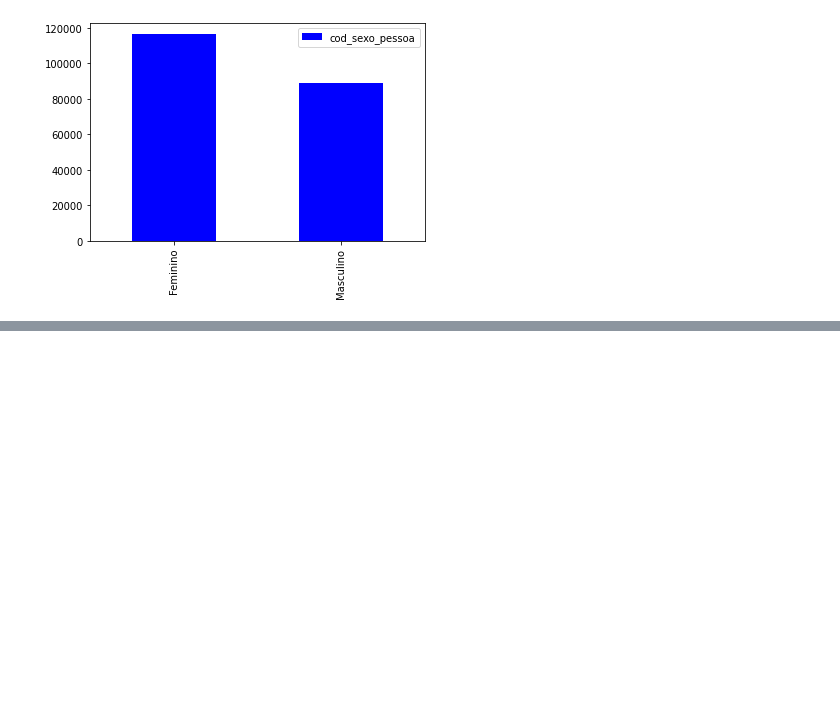
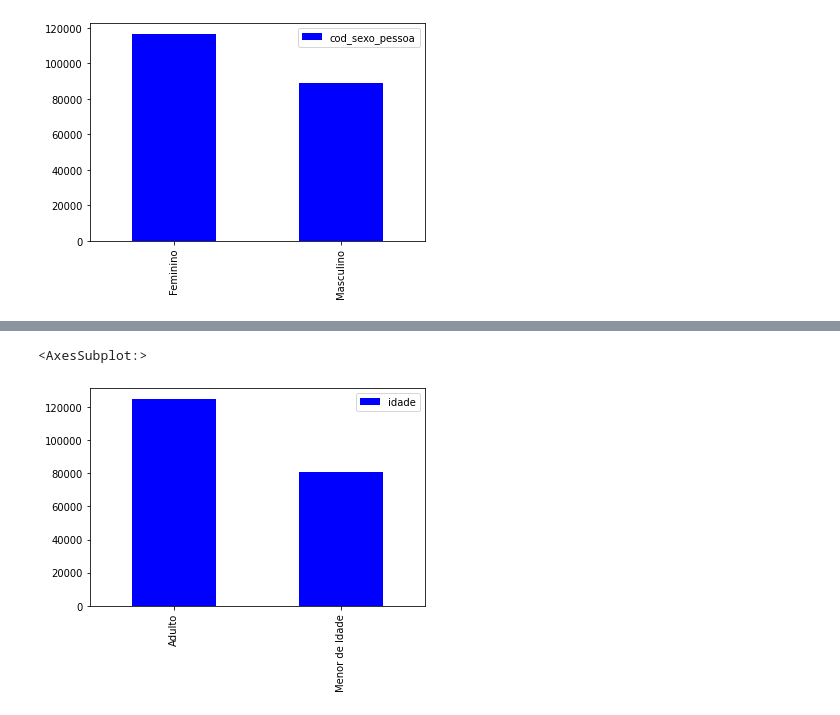
Before and after one commit to brennoliveira/ML-Bolsa-Familia, a Jupyter notebook: Análise_Bolsa_Família.ipynb, the cells around one changed output, grey strips where cells are left out. Saved outputs shown, nothing was run; the diff lists cells and outputs as text; code cells hidden in the pictures; blank space fills up the shorter version.

```diff
--- a/Análise_Bolsa_Família.ipynb
+++ b/Análise_Bolsa_Família.ipynb
@@ -126,0 +147,8 @@ cor_da_raca.plot(kind='bar',color='blue')
+# %%
+dp['idade'] = pd.cut(dp['idade'], bins=[0, 17, float('inf')], right=False, labels=['Menor de Idade', 'Adulto'])
+
+idade = dp['idade'].value_counts().to_frame()
+idade.plot(kind='bar', color='blue')
+# %% [output]
+<AxesSubplot:>
+[figure, added]
```
Also changed, not shown: parts of 8 cells of this notebook.
